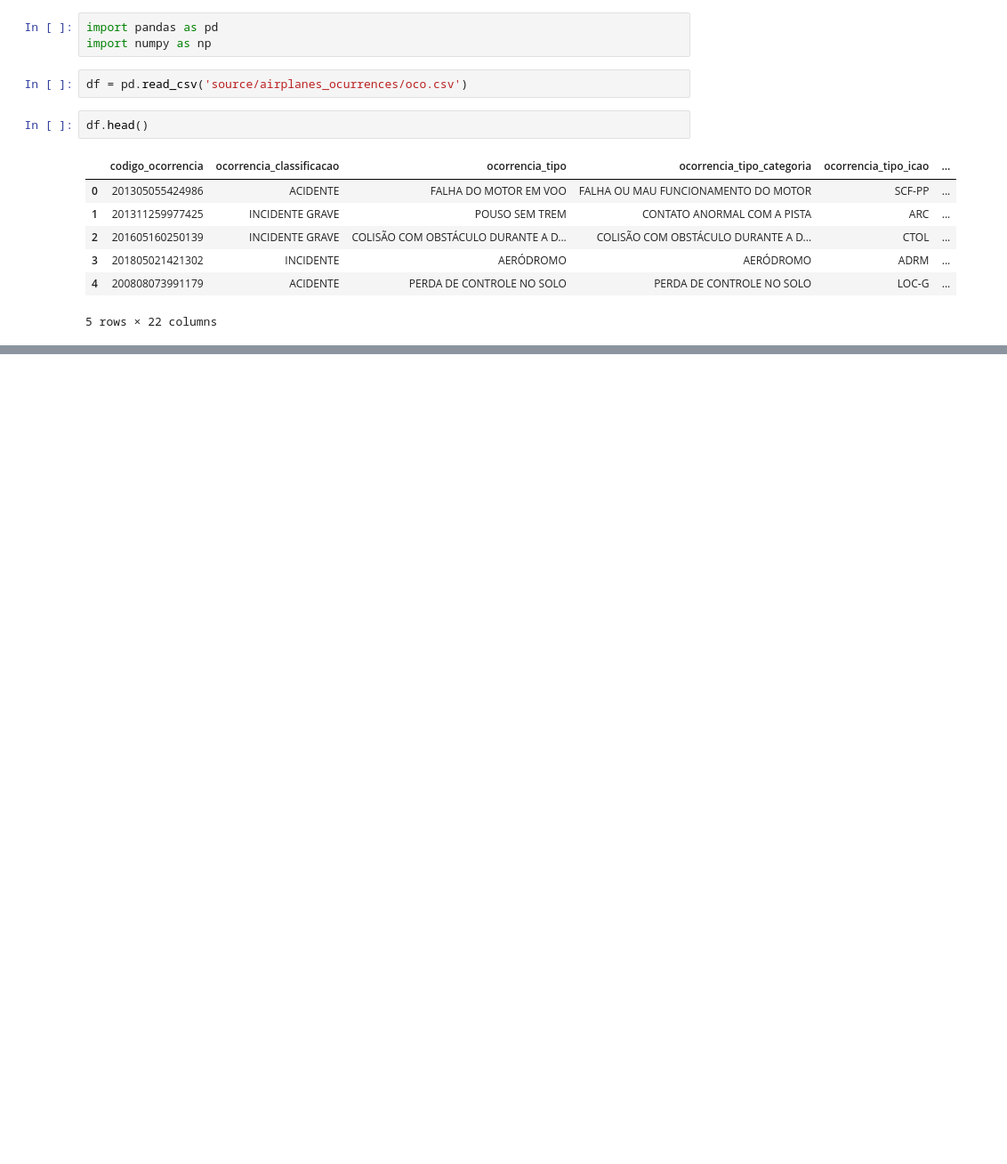
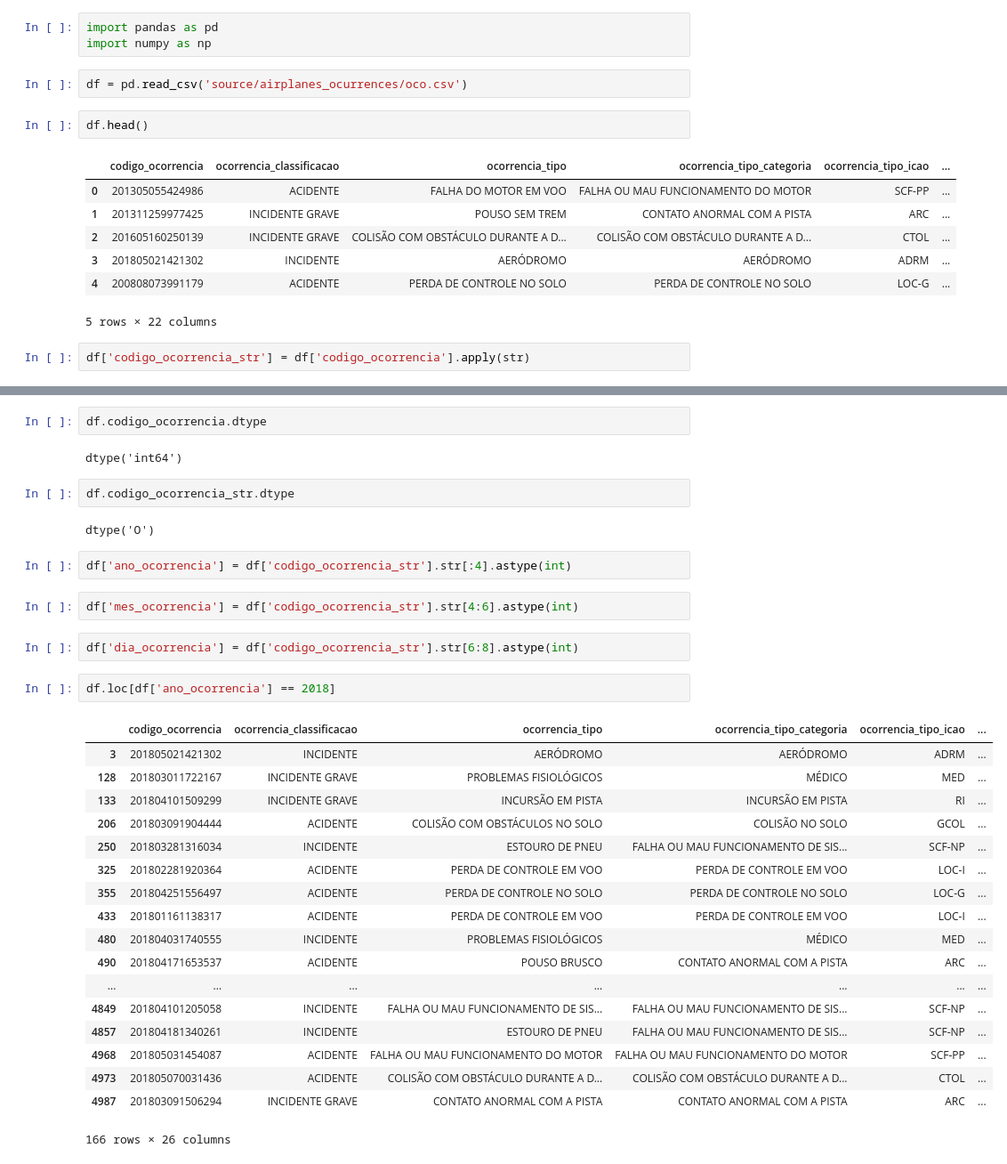
Before and after one commit to Guilehm/notebooks, a Jupyter notebook: airplanes_occurrences.ipynb, the cells around one changed output, grey strips where cells are left out. Shown at 89% size. Drawn from its saved outputs; the diff is of its cells as text; blank space fills up the shorter version.

Commit message:
Create new columns

```diff
--- a/airplanes_occurrences.ipynb
+++ b/airplanes_occurrences.ipynb
@@ -13,3 +13,5 @@ df.head()
 | 3 | 201805021421302 | INCIDENTE | AERÓDROMO | AERÓDROMO | ADRM | ... |
 | 4 | 200808073991179 | ACIDENTE | PERDA DE CONTROLE NO SOLO | PERDA DE CONTROLE NO SOLO | LOC-G | ... |
 5 rows × 22 columns
+# %%
+df['codigo_ocorrencia_str'] = df['codigo_ocorrencia'].apply(str)
@@ -15,0 +42,35 @@ df.head()
+# %%
+df.codigo_ocorrencia.dtype
+# %% [output]
+dtype('int64')
+# %%
+df.codigo_ocorrencia_str.dtype
+# %% [output]
+dtype('O')
+# %%
+df['ano_ocorrencia'] = df['codigo_ocorrencia_str'].str[:4].astype(int)
+# %%
+df['mes_ocorrencia'] = df['codigo_ocorrencia_str'].str[4:6].astype(int)
+# %%
+df['dia_ocorrencia'] = df['codigo_ocorrencia_str'].str[6:8].astype(int)
+# %%
+df.loc[df['ano_ocorrencia'] == 2018]
+# %% [output]
+|  | codigo_ocorrencia | ocorrencia_classificacao | ocorrencia_tipo | ocorrencia_tipo_categoria | ocorrencia_tipo_icao | ... |
+| 3 | 201805021421302 | INCIDENTE | AERÓDROMO | AERÓDROMO | ADRM | ... |
+| 128 | 201803011722167 | INCIDENTE GRAVE | PROBLEMAS FISIOLÓGICOS | MÉDICO | MED | ... |
+| 133 | 201804101509299 | INCIDENTE GRAVE | INCURSÃO EM PISTA | INCURSÃO EM PISTA | RI | ... |
+| 206 | 201803091904444 | ACIDENTE | COLISÃO COM OBSTÁCULOS NO SOLO | COLISÃO NO SOLO | GCOL | ... |
+| 250 | 201803281316034 | INCIDENTE | ESTOURO DE PNEU | FALHA OU MAU FUNCIONAMENTO DE SIS... | SCF-NP | ... |
+| 325 | 201802281920364 | ACIDENTE | PERDA DE CONTROLE EM VOO | PERDA DE CONTROLE EM VOO | LOC-I | ... |
+| 355 | 201804251556497 | ACIDENTE | PERDA DE CONTROLE NO SOLO | PERDA DE CONTROLE NO SOLO | LOC-G | ... |
+| 433 | 201801161138317 | ACIDENTE | PERDA DE CONTROLE EM VOO | PERDA DE CONTROLE EM VOO | LOC-I | ... |
+| 480 | 201804031740555 | INCIDENTE | PROBLEMAS FISIOLÓGICOS | MÉDICO | MED | ... |
+| 490 | 201804171653537 | ACIDENTE | POUSO BRUSCO | CONTATO ANORMAL COM A PISTA | ARC | ... |
+| ... | ... | ... | ... | ... | ... | ... |
+| 4849 | 201804101205058 | INCIDENTE | FALHA OU MAU FUNCIONAMENTO DE SIS... | FALHA OU MAU FUNCIONAMENTO DE SIS... | SCF-NP | ... |
+| 4857 | 201804181340261 | INCIDENTE | ESTOURO DE PNEU | FALHA OU MAU FUNCIONAMENTO DE SIS... | SCF-NP | ... |
+| 4968 | 201805031454087 | ACIDENTE | FALHA OU MAU FUNCIONAMENTO DO MOTOR | FALHA OU MAU FUNCIONAMENTO DO MOTOR | SCF-PP | ... |
+| 4973 | 201805070031436 | ACIDENTE | COLISÃO COM OBSTÁCULO DURANTE A D... | COLISÃO COM OBSTÁCULO DURANTE A D... | CTOL | ... |
+| 4987 | 201803091506294 | INCIDENTE GRAVE | CONTATO ANORMAL COM A PISTA | CONTATO ANORMAL COM A PISTA | ARC | ... |
+166 rows × 26 columns
```
Also changed, not shown: parts of 3 cells of this notebook.
